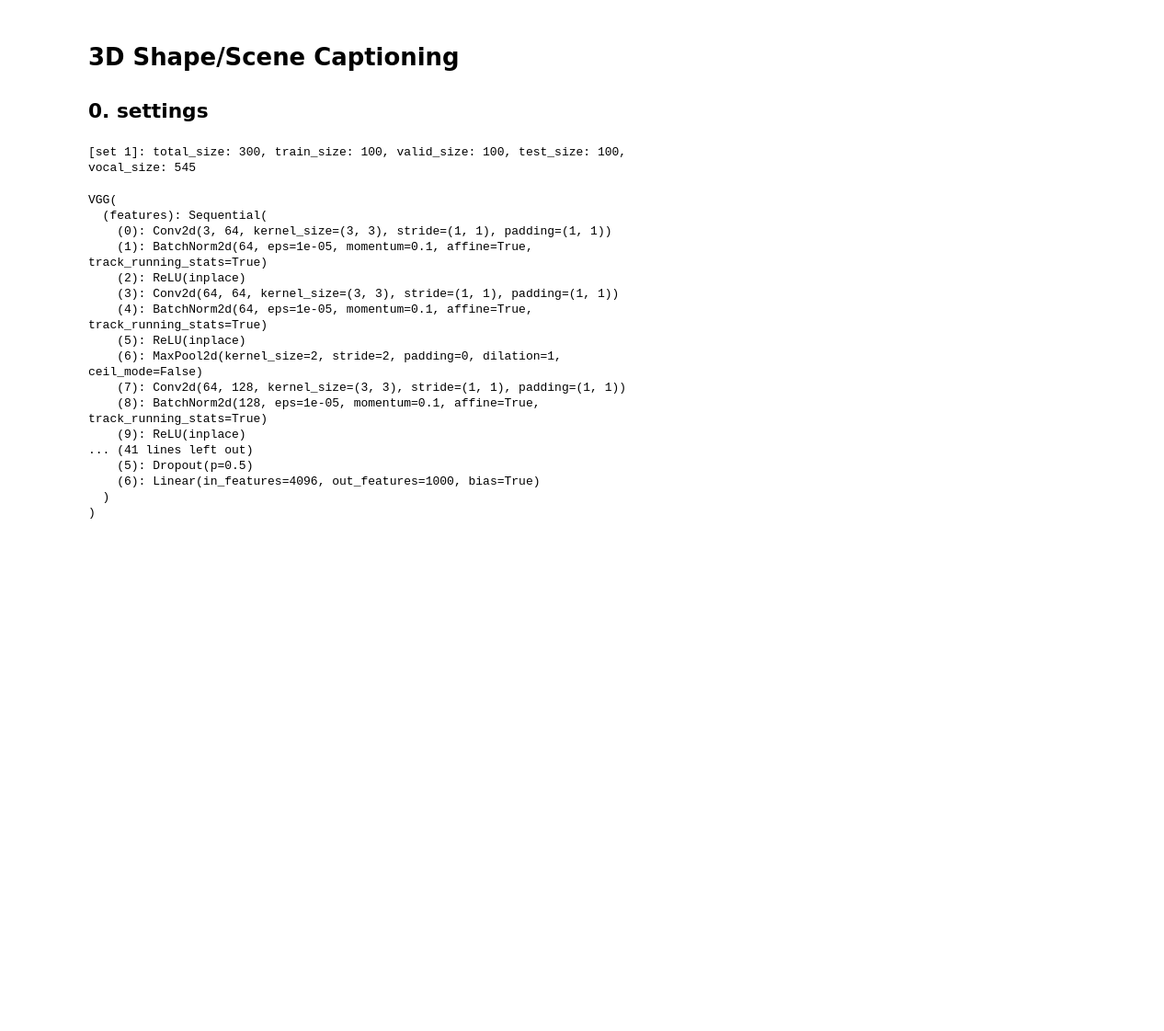
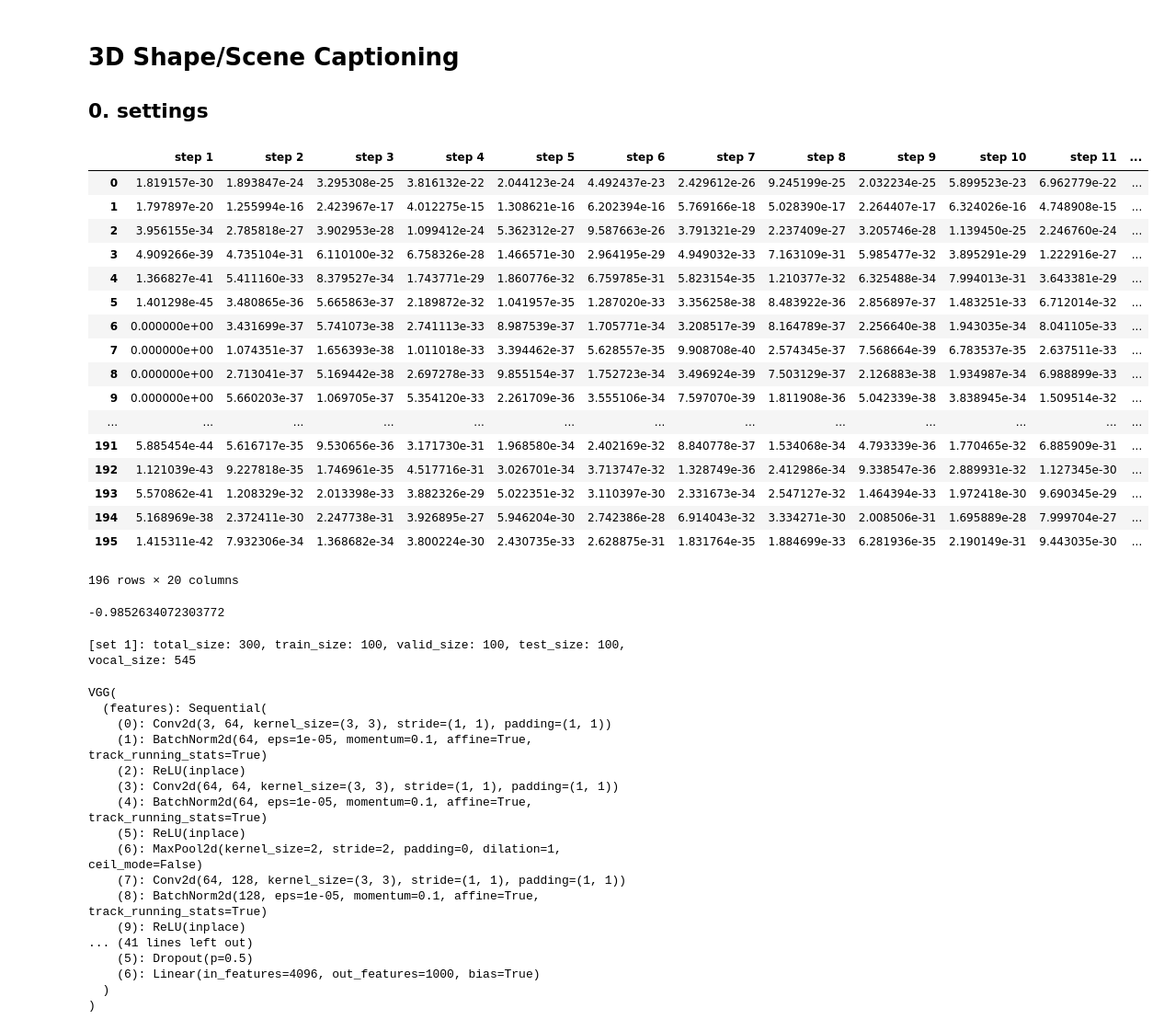
Before and after one commit to daveredrum/3d-captioning, a Jupyter notebook: shape_captioning.ipynb, the cells around one changed output. Shown at 92% size. Cells and saved outputs as stored; diff of their text form; code cells hidden in the pictures; blank space fills up the shorter version.

```diff
--- a/shape_captioning.ipynb
+++ b/shape_captioning.ipynb
@@ -17,6 +17,34 @@ from models import *
 from solver import *
 import torchvision.models as torchmodels
 import matplotlib.pyplot as plt
+# %%
+idx = 0
+temp = pandas.read_csv("results/coco_vgg16_bn_attention_ts100_e100_lr0.001000_wd0.000000_bs25_vocal442_{}/coco_vgg16_bn_attention_ts100_e100_lr0.001000_wd0.000000_bs25_vocal442_{}.csv".format(idx, idx))
+names = ['step {}'.format(str(i+1)) for i in range(len(list(temp.columns)))]
+temp[names]
+# %% [output]
+|  | step 1 | step 2 | step 3 | step 4 | step 5 | step 6 | step 7 | step 8 | step 9 | step 10 | step 11 | ... |
+| 0 | 1.819157e-30 | 1.893847e-24 | 3.295308e-25 | 3.816132e-22 | 2.044123e-24 | 4.492437e-23 | 2.429612e-26 | 9.245199e-25 | 2.032234e-25 | 5.899523e-23 | 6.962779e-22 | ... |
+| 1 | 1.797897e-20 | 1.255994e-16 | 2.423967e-17 | 4.012275e-15 | 1.308621e-16 | 6.202394e-16 | 5.769166e-18 | 5.028390e-17 | 2.264407e-17 | 6.324026e-16 | 4.748908e-15 | ... |
+| 2 | 3.956155e-34 | 2.785818e-27 | 3.902953e-28 | 1.099412e-24 | 5.362312e-27 | 9.587663e-26 | 3.791321e-29 | 2.237409e-27 | 3.205746e-28 | 1.139450e-25 | 2.246760e-24 | ... |
+| 3 | 4.909266e-39 | 4.735104e-31 | 6.110100e-32 | 6.758326e-28 | 1.466571e-30 | 2.964195e-29 | 4.949032e-33 | 7.163109e-31 | 5.985477e-32 | 3.895291e-29 | 1.222916e-27 | ... |
+| 4 | 1.366827e-41 | 5.411160e-33 | 8.379527e-34 | 1.743771e-29 | 1.860776e-32 | 6.759785e-31 | 5.823154e-35 | 1.210377e-32 | 6.325488e-34 | 7.994013e-31 | 3.643381e-29 | ... |
+| 5 | 1.401298e-45 | 3.480865e-36 | 5.665863e-37 | 2.189872e-32 | 1.041957e-35 | 1.287020e-33 | 3.356258e-38 | 8.483922e-36 | 2.856897e-37 | 1.483251e-33 | 6.712014e-32 | ... |
+| 6 | 0.000000e+00 | 3.431699e-37 | 5.741073e-38 | 2.741113e-33 | 8.987539e-37 | 1.705771e-34 | 3.208517e-39 | 8.164789e-37 | 2.256640e-38 | 1.943035e-34 | 8.041105e-33 | ... |
+| 7 | 0.000000e+00 | 1.074351e-37 | 1.656393e-38 | 1.011018e-33 | 3.394462e-37 | 5.628557e-35 | 9.908708e-40 | 2.574345e-37 | 7.568664e-39 | 6.783537e-35 | 2.637511e-33 | ... |
+| 8 | 0.000000e+00 | 2.713041e-37 | 5.169442e-38 | 2.697278e-33 | 9.855154e-37 | 1.752723e-34 | 3.496924e-39 | 7.503129e-37 | 2.126883e-38 | 1.934987e-34 | 6.988899e-33 | ... |
+| 9 | 0.000000e+00 | 5.660203e-37 | 1.069705e-37 | 5.354120e-33 | 2.261709e-36 | 3.555106e-34 | 7.597070e-39 | 1.811908e-36 | 5.042339e-38 | 3.838945e-34 | 1.509514e-32 | ... |
+| ... | ... | ... | ... | ... | ... | ... | ... | ... | ... | ... | ... | ... |
+| 191 | 5.885454e-44 | 5.616717e-35 | 9.530656e-36 | 3.171730e-31 | 1.968580e-34 | 2.402169e-32 | 8.840778e-37 | 1.534068e-34 | 4.793339e-36 | 1.770465e-32 | 6.885909e-31 | ... |
+| 192 | 1.121039e-43 | 9.227818e-35 | 1.746961e-35 | 4.517716e-31 | 3.026701e-34 | 3.713747e-32 | 1.328749e-36 | 2.412986e-34 | 9.338547e-36 | 2.889931e-32 | 1.127345e-30 | ... |
+| 193 | 5.570862e-41 | 1.208329e-32 | 2.013398e-33 | 3.882326e-29 | 5.022351e-32 | 3.110397e-30 | 2.331673e-34 | 2.547127e-32 | 1.464394e-33 | 1.972418e-30 | 9.690345e-29 | ... |
+| 194 | 5.168969e-38 | 2.372411e-30 | 2.247738e-31 | 3.926895e-27 | 5.946204e-30 | 2.742386e-28 | 6.914043e-32 | 3.334271e-30 | 2.008506e-31 | 1.695889e-28 | 7.999704e-27 | ... |
+| 195 | 1.415311e-42 | 7.932306e-34 | 1.368682e-34 | 3.800224e-30 | 2.430735e-33 | 2.628875e-31 | 1.831764e-35 | 1.884699e-33 | 6.281936e-35 | 2.190149e-31 | 9.443035e-30 | ... |
+196 rows × 20 columns
+# %%
+min(temp['2'])
+# %% [output]
+-0.9852634072303772
 # %%
 os.environ["CUDA_VISIBLE_DEVICES"]="3"
 os.environ["CUDA_LAUNCH_BLOCKING"]="1"
```
Also changed, not shown: 4 other files.
